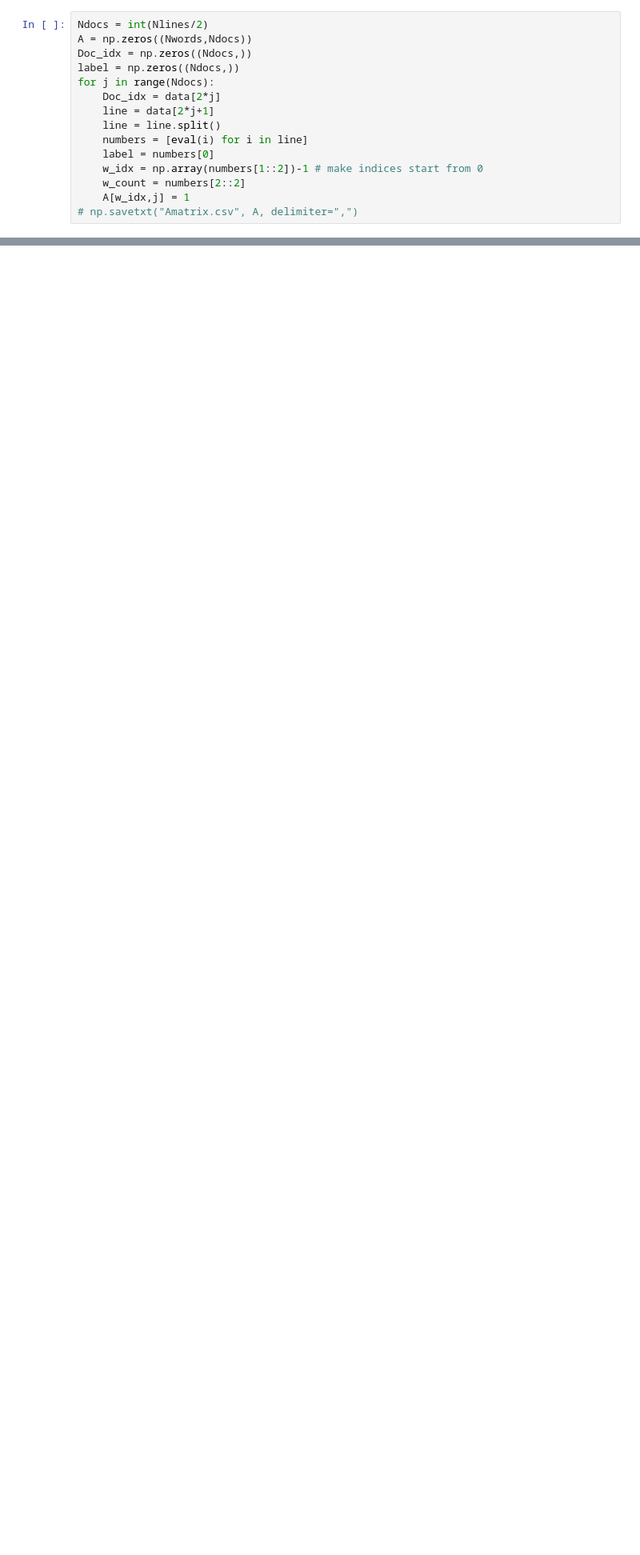
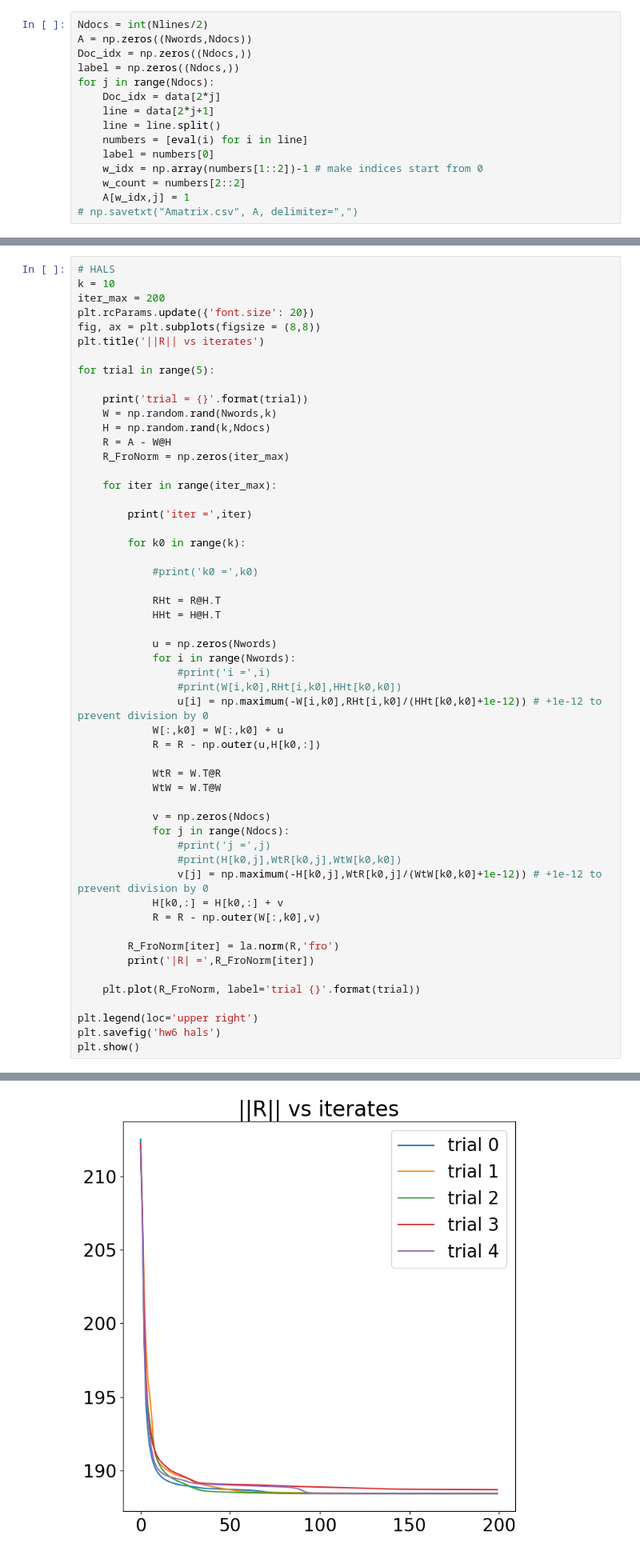
Before and after one commit to RokettoJanpu/scientific-computing-1-redux, a Jupyter notebook: hw6.ipynb, the cells around one changed output, grey strips where cells are left out. Shown: that part at 80% size. Cells and saved outputs as stored; diff of their text form; blank space fills up the shorter version.

```diff
--- a/hw6.ipynb
+++ b/hw6.ipynb
@@ -113,0 +116,55 @@ for i in range(len)
+# %%
+# HALS
+k = 10
+iter_max = 200
+plt.rcParams.update({'font.size': 20})
+fig, ax = plt.subplots(figsize = (8,8))
+plt.title('||R|| vs iterates')
+
+for trial in range(5):
+
+    print('trial = {}'.format(trial))
+    W = np.random.rand(Nwords,k)
+    H = np.random.rand(k,Ndocs)
+    R = A - W@H
+    R_FroNorm = np.zeros(iter_max)
+
+    for iter in range(iter_max):
+
+        print('iter =',iter)
+
+        for k0 in range(k):
+
+            #print('k0 =',k0)
+
+            RHt = R@H.T
+            HHt = H@H.T
+
+            u = np.zeros(Nwords)
+            for i in range(Nwords):
+                #print('i =',i)
+                #print(W[i,k0],RHt[i,k0],HHt[k0,k0])
+                u[i] = np.maximum(-W[i,k0],RHt[i,k0]/(HHt[k0,k0]+1e-12)) # +1e-12 to prevent division by 0
+            W[:,k0] = W[:,k0] + u
+            R = R - np.outer(u,H[k0,:])
+
+            WtR = W.T@R
+            WtW = W.T@W
+
+            v = np.zeros(Ndocs)
+            for j in range(Ndocs):
+                #print('j =',j)
+                #print(H[k0,j],WtR[k0,j],WtW[k0,k0])
+                v[j] = np.maximum(-H[k0,j],WtR[k0,j]/(WtW[k0,k0]+1e-12)) # +1e-12 to prevent division by 0
+            H[k0,:] = H[k0,:] + v
+            R = R - np.outer(W[:,k0],v)
+
+        R_FroNorm[iter] = la.norm(R,'fro')
+        print('|R| =',R_FroNorm[iter])
+
+    plt.plot(R_FroNorm, label='trial {}'.format(trial))
+
+plt.legend(loc='upper right')
+plt.savefig('hw6 hals')
+plt.show()
+# %% [output]
@@ -113,0 +188 @@ for i in range(len)
+[figure, added]
```
Also changed, not shown: parts of 10 cells of this notebook, 6 other files.
